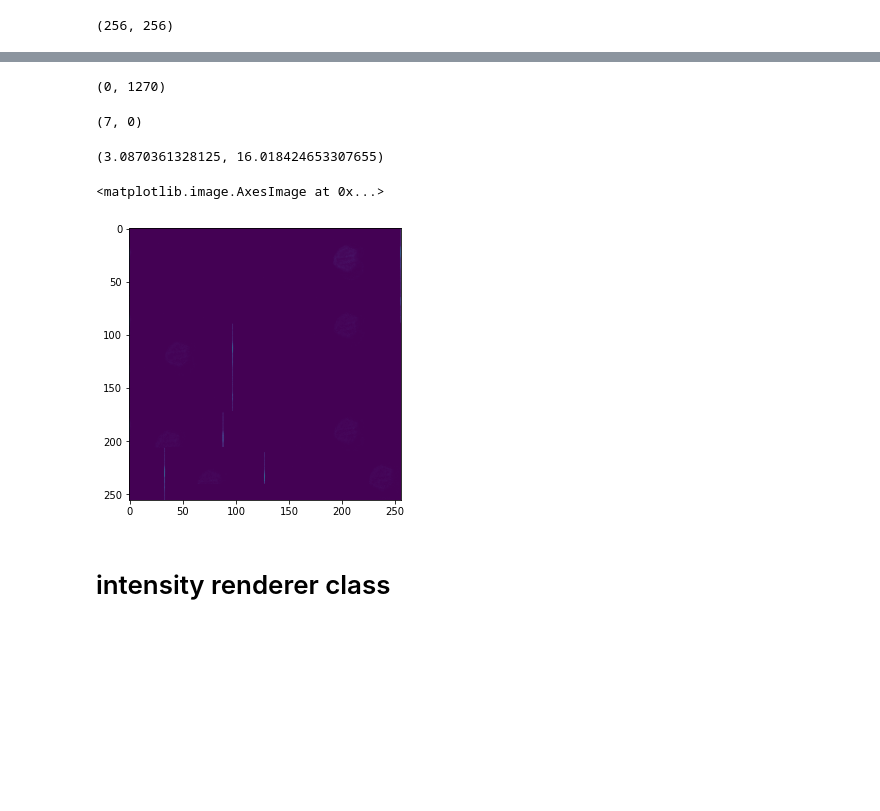
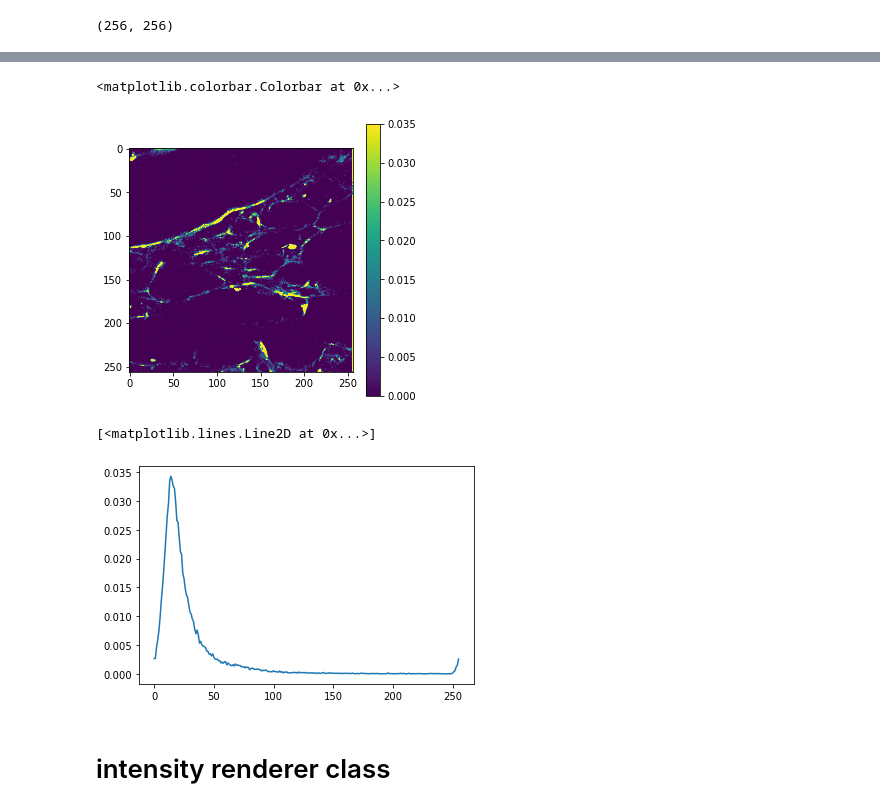
Before and after one commit to PriyaMulla/dashboardsforMM, a Jupyter notebook: 20230606_swabian-try.ipynb, the cells around one changed output, grey strips where cells are left out. Drawn from its saved outputs; the diff is of its cells as text; code cells hidden in the pictures; blank space fills up the shorter version.

Commit message:
rendered flim

```diff
--- a/20230606_swabian-try.ipynb
+++ b/20230606_swabian-try.ipynb
@@ -91,7 +95,7 @@ time_tag_virt.reset()
 pixel_measurement = EventGenerator(time_tag_virt, line, pixel_pattern)
 pixel = pixel_measurement.getChannel()
 # %%
-flim = Flim(time_tag_virt, start_channel=photon, click_channel=laser, pixel_begin_channel=pixel, n_pixels=n_pixel*n_pixel,
+flim = Flim(time_tag_virt, start_channel=laser, click_channel=photon, pixel_begin_channel=pixel, n_pixels=n_pixel*n_pixel,
              n_bins=bins, binwidth=binwidth, frame_begin_channel=frame)
 # %%
 %%time
@@ -126,7 +122,7 @@ flim_frames.shape
 # %%
 flim_2d = flim_frames.reshape(256,256,256)
 # %%
-flim_minus_last = flim_2d[:,:,:].sum(2)
+flim_minus_last = flim_2d[:,:,:].mean(2)
 flim_minus_last.shape
 # %% [output]
 (256, 256)
@@ -143,22 +131,22 @@ array([[1270,    2,    1, ...,    0,    1,   99],
 # %%
-flim_minus_last.min(), flim_minus_last.max()
+#flim_minus_last.min(), flim_minus_last.max()
-# %% [output]
-(0, 1270)
 # %%
-flim_minus_last.argmin(), flim_minus_last.argmax()
+#flim_minus_last.argmin(), flim_minus_last.argmax()
-# %% [output]
-(7, 0)
 # %%
-flim_minus_last.mean(), flim_minus_last.std()
+#flim_minus_last.mean(), flim_minus_last.std()
-# %% [output]
-(3.0870361328125, 16.018424653307655)
 # %%
 #rcParams['figure.figsize'] = [10,10]
 figure(figsize=[5,5])
-imshow(flim_minus_last)
+imshow(flim_minus_last,vmax=.035)
+colorbar()
 # %% [output]
-<matplotlib.image.AxesImage at 0x...>
+<matplotlib.colorbar.Colorbar at 0x...>
-[figure, old version]
+[figure, new version]
+# %%
+plot(flim_2d.mean((0,1)))
+# %% [output]
+[<matplotlib.lines.Line2D at 0x...>]
+[figure, added]
 # %% [markdown]
 # intensity renderer class
 # %% [markdown]
```
Also changed, not shown: parts of 9 cells of this notebook, 1 other file.
